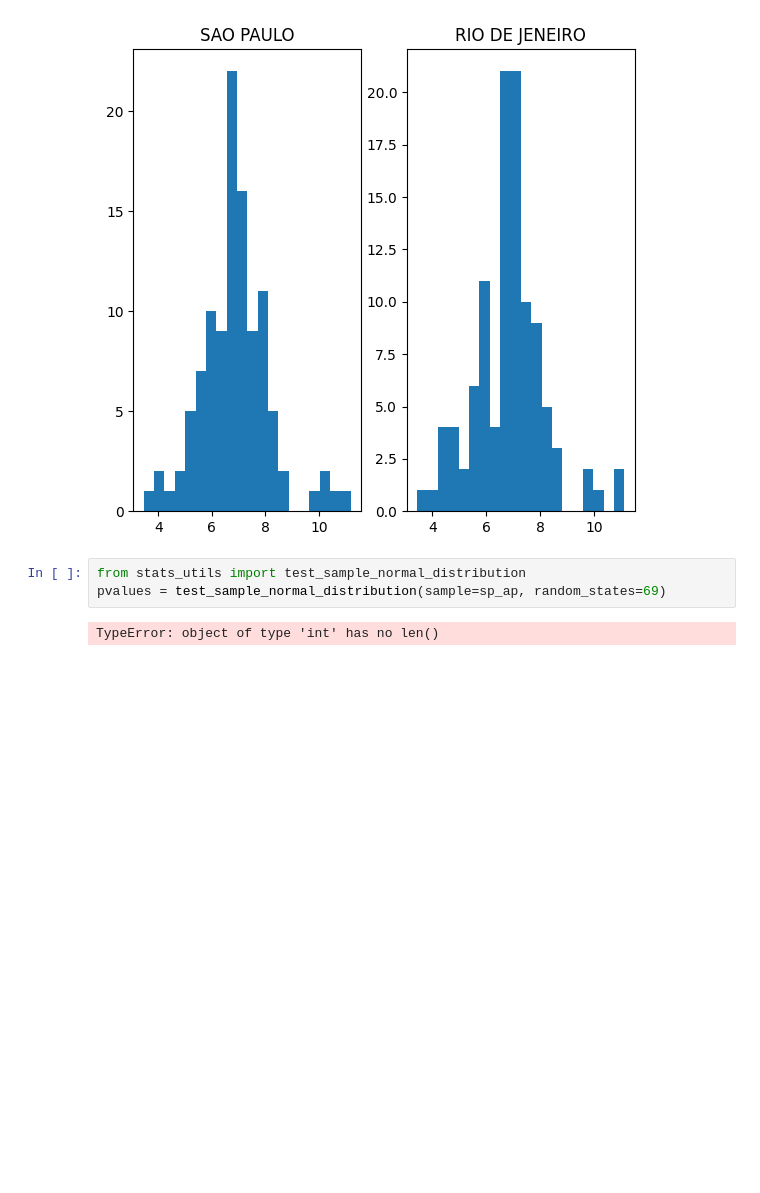
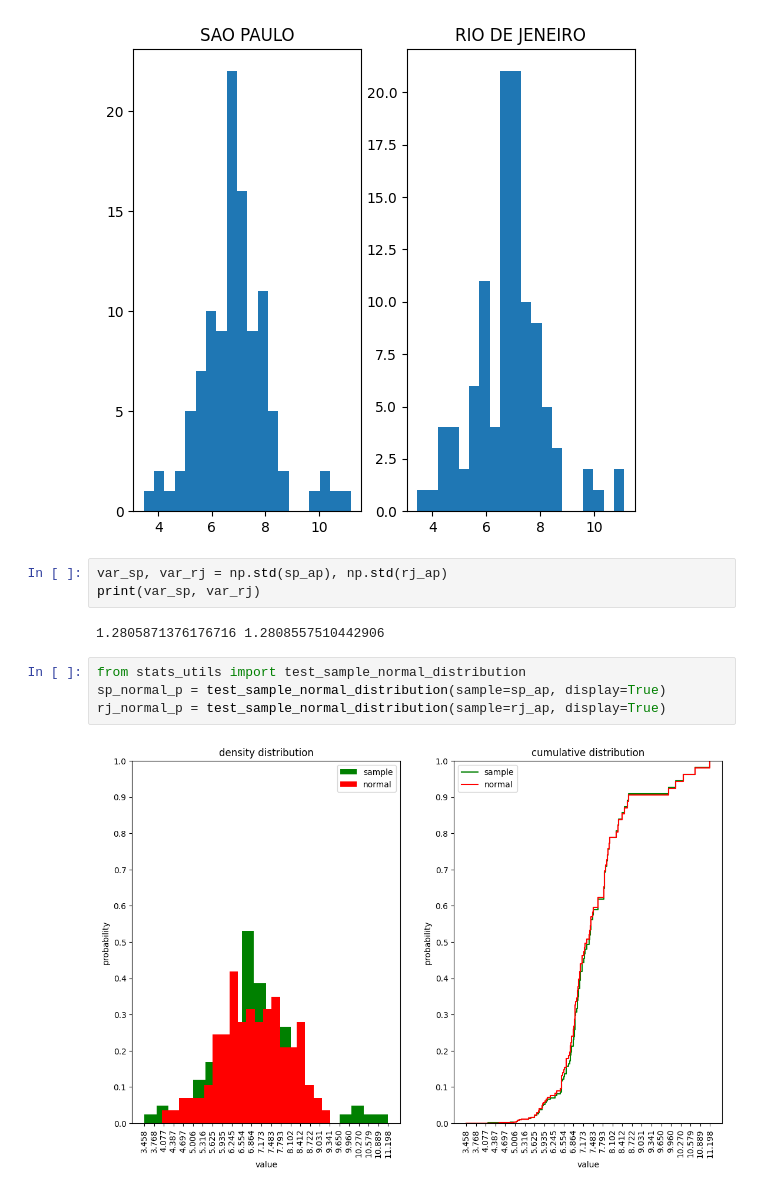
Before and after one commit to ayhem18/Ecommerce_case_study, a Jupyter notebook: data_analysis/customers.ipynb, the cells around one changed output. Saved outputs shown, nothing was run; the diff lists cells and outputs as text; blank space fills up the shorter version.

```diff
--- a/data_analysis/customers.ipynb
+++ b/data_analysis/customers.ipynb
@@ -138,8 +138,14 @@ plt.title("RIO DE JENEIRO")
 plt.show()
 # %% [output]
 [figure]
+# %%
+var_sp, var_rj = np.std(sp_ap), np.std(rj_ap)
+print(var_sp, var_rj)
+# %% [output]
+1.2805871376176716 1.2808557510442906
 # %%
 from stats_utils import test_sample_normal_distribution
-pvalues = test_sample_normal_distribution(sample=sp_ap, random_states=69)
+sp_normal_p = test_sample_normal_distribution(sample=sp_ap, display=True)
+rj_normal_p = test_sample_normal_distribution(sample=rj_ap, display=True)
 # %% [output]
-TypeError: object of type 'int' has no len()
+[figure, added]
```
Also changed, not shown: parts of 2 cells of this notebook, 1 other file.
